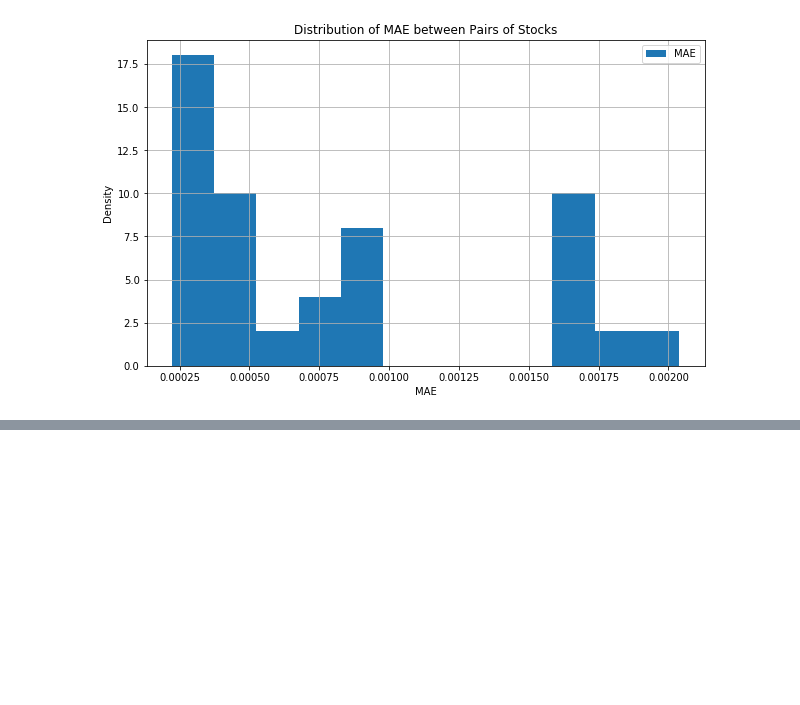
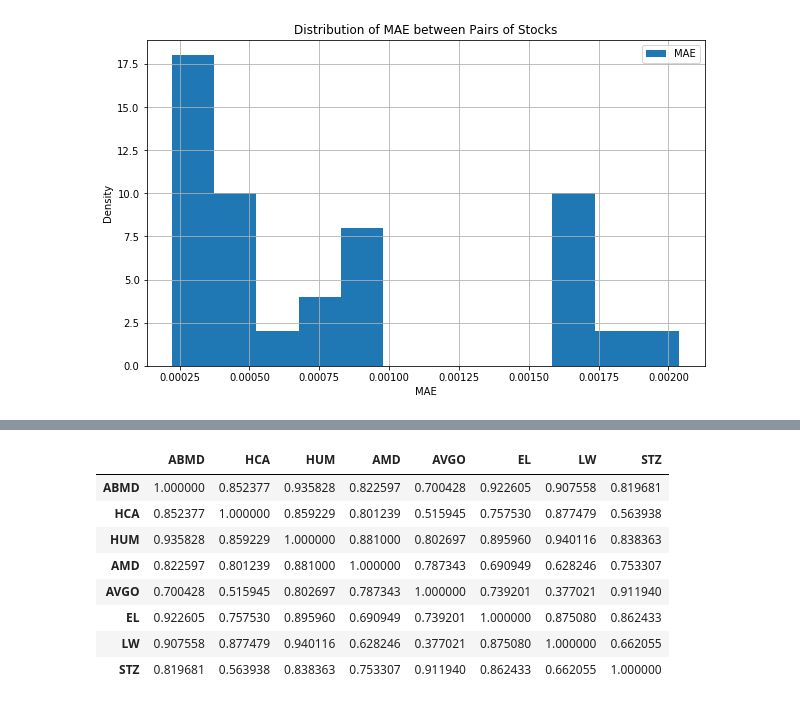
Before and after one commit to yhl116/FSPCW, a Jupyter notebook: part5/Graphs in Finance.ipynb, the cells around one changed output, grey strips where cells are left out. Cells and saved outputs as stored; diff of their text form; code cells hidden in the pictures; blank space fills up the shorter version.

```diff
--- a/part5/Graphs in Finance.ipynb
+++ b/part5/Graphs in Finance.ipynb
@@ -498,0 +499,12 @@ draw_correlation_graph(chosen_stock_return,
+# %%
+df_all[chosen_stocks].corr()
+# %% [output]
+|  | ABMD | HCA | HUM | AMD | AVGO | EL | LW | STZ |
+| ABMD | 1.000000 | 0.852377 | 0.935828 | 0.822597 | 0.700428 | 0.922605 | 0.907558 | 0.819681 |
+| HCA | 0.852377 | 1.000000 | 0.859229 | 0.801239 | 0.515945 | 0.757530 | 0.877479 | 0.563938 |
+| HUM | 0.935828 | 0.859229 | 1.000000 | 0.881000 | 0.802697 | 0.895960 | 0.940116 | 0.838363 |
+| AMD | 0.822597 | 0.801239 | 0.881000 | 1.000000 | 0.787343 | 0.690949 | 0.628246 | 0.753307 |
+| AVGO | 0.700428 | 0.515945 | 0.802697 | 0.787343 | 1.000000 | 0.739201 | 0.377021 | 0.911940 |
+| EL | 0.922605 | 0.757530 | 0.895960 | 0.690949 | 0.739201 | 1.000000 | 0.875080 | 0.862433 |
+| LW | 0.907558 | 0.877479 | 0.940116 | 0.628246 | 0.377021 | 0.875080 | 1.000000 | 0.662055 |
+| STZ | 0.819681 | 0.563938 | 0.838363 | 0.753307 | 0.911940 | 0.862433 | 0.662055 | 1.000000 |
```
Also changed, not shown: parts of 7 cells of this notebook, 16 other files.
